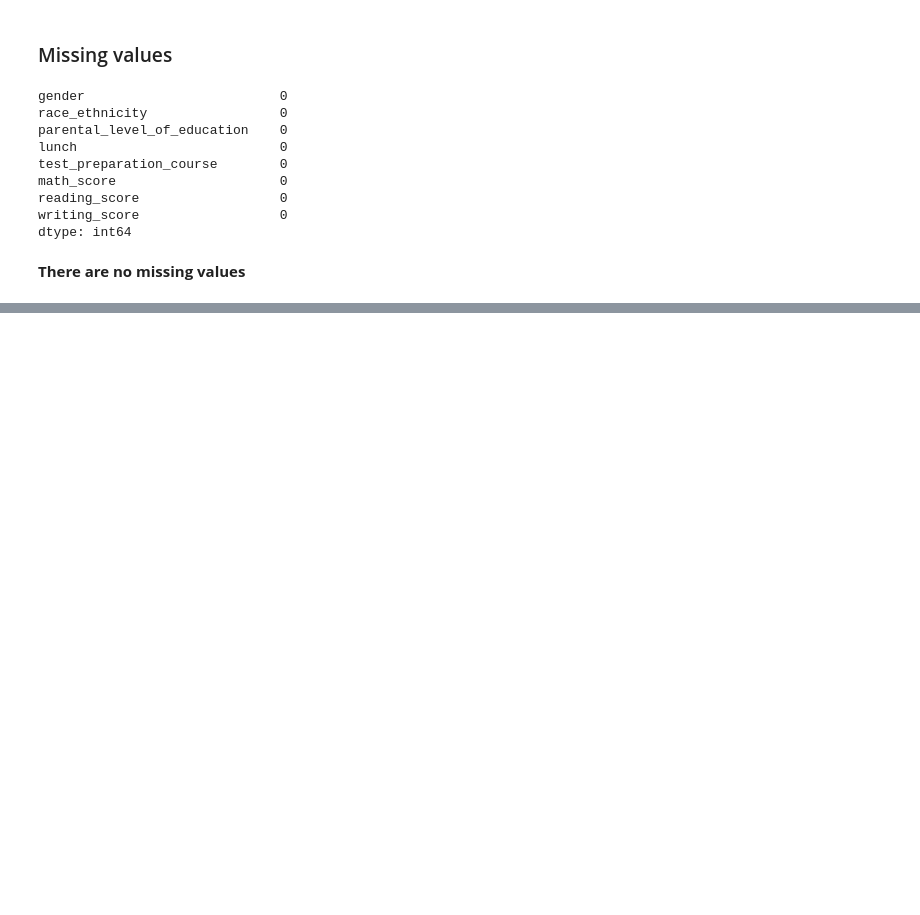
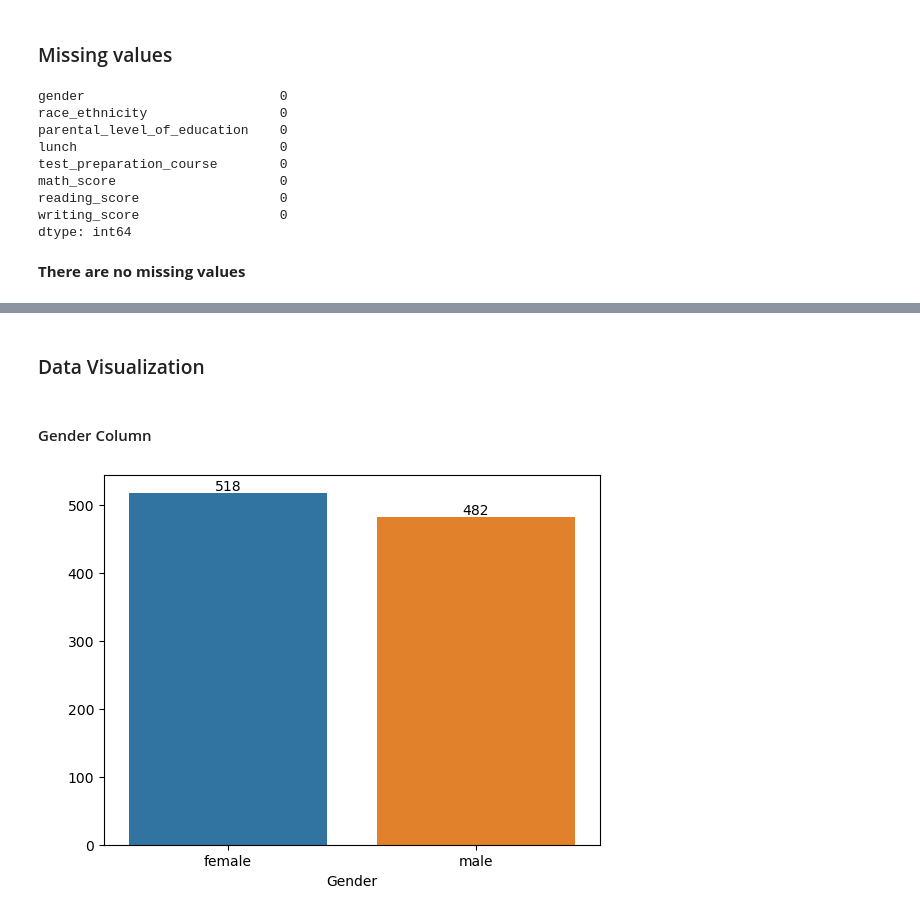
Before and after one commit to diogojfr/students-performance, a Jupyter notebook: notebook/Exploratory data analysis.ipynb, the cells around one changed output, grey strips where cells are left out. Drawn from its saved outputs; the diff is of its cells as text; code cells hidden in the pictures; blank space fills up the shorter version.

```diff
--- a/notebook/Exploratory data analysis.ipynb
+++ b/notebook/Exploratory data analysis.ipynb
@@ -81,0 +198,4 @@ dtype: int64
+# %%
+df['total_score'] = df['math_score'] + df['reading_score'] + df['writing_score']
+df['average_score'] = df['total_score']/3
+df.head()
@@ -81,0 +209,12 @@ dtype: int64
+# %% [markdown]
+### Data Visualization
+# %% [markdown]
+#### Gender Column
+# %%
+ax = sns.countplot(data=df, x='gender')
+ax.bar_label(ax.containers[0])
+plt.xlabel('Gender')
+plt.ylabel(' ')
+plt.show()
+# %% [output]
+[figure, added]
```
Also changed, not shown: parts of 28 cells of this notebook, 1 other file.
